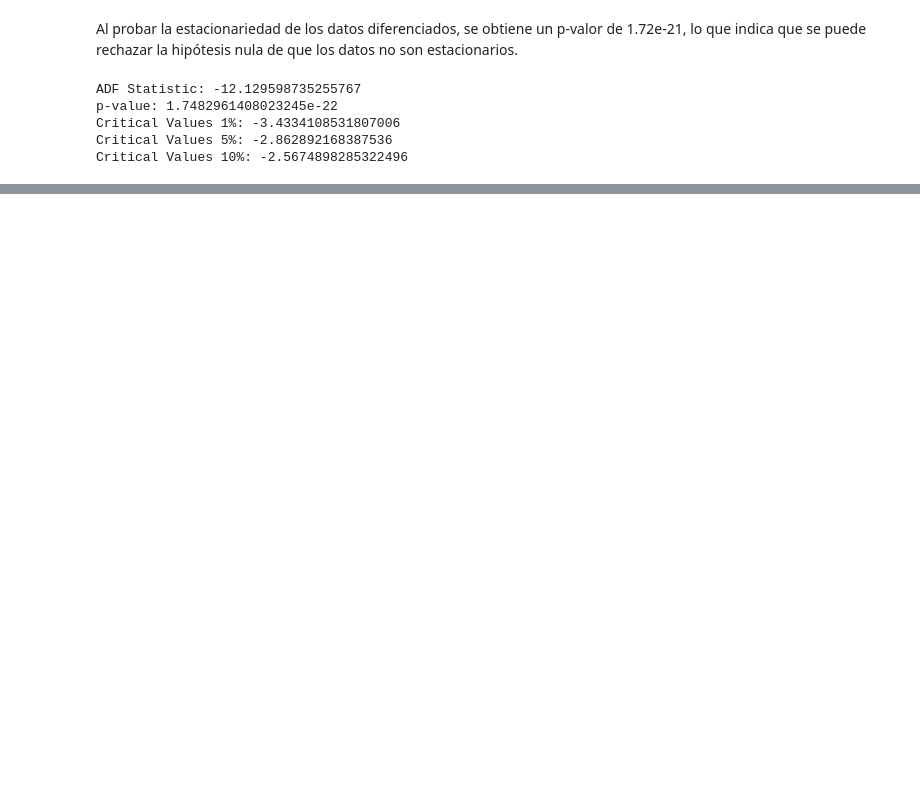
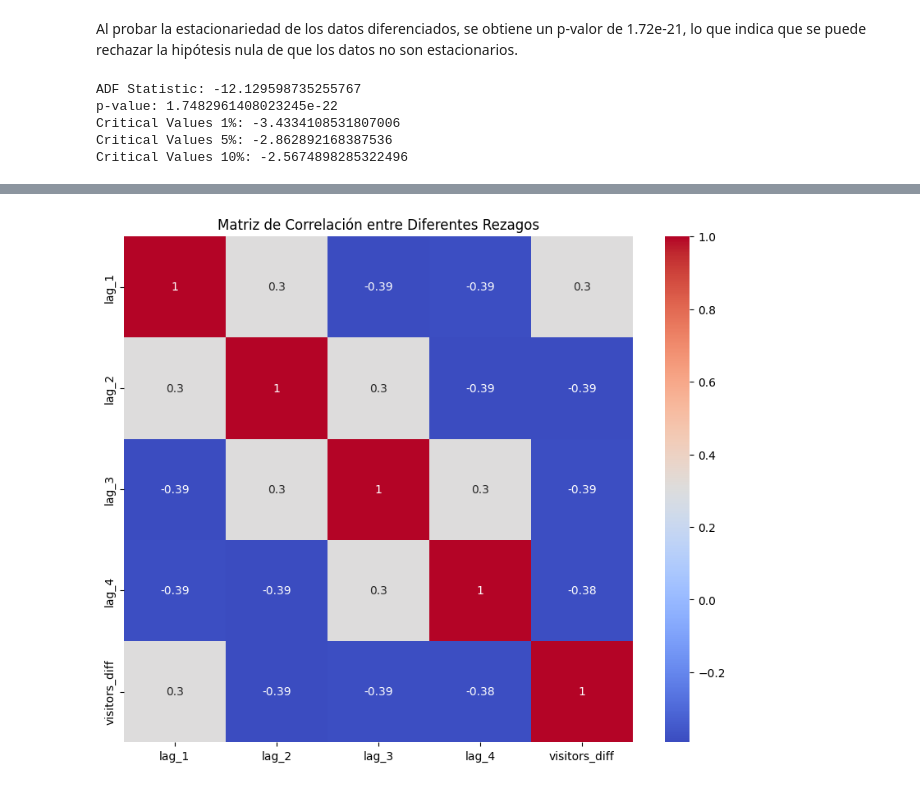
Before and after one commit to gabalvarezmc/AnalisisDatos_T3, a Jupyter notebook: AR models.ipynb, the cells around one changed output, grey strips where cells are left out. Saved outputs shown, nothing was run; the diff lists cells and outputs as text; code cells hidden in the pictures; blank space fills up the shorter version.

```diff
--- a/AR models.ipynb
+++ b/AR models.ipynb
@@ -206,0 +269,8 @@ AR(4): coeficientes = [ 0.40097844 -0.83091808  0.21505055 -0.62763184], interce
+# %%
+import seaborn as sns
+plt.figure(figsize=(10, 8))
+sns.heatmap(df[[f'lag_{i}' for i in range(1, 5)] + ['visitors_diff']].corr(), annot=True, cmap='coolwarm')
+plt.title("Matriz de Correlación entre Diferentes Rezagos")
+plt.show()
+# %% [output]
+[figure, added]
```
Also changed, not shown: parts of 7 cells of this notebook.
